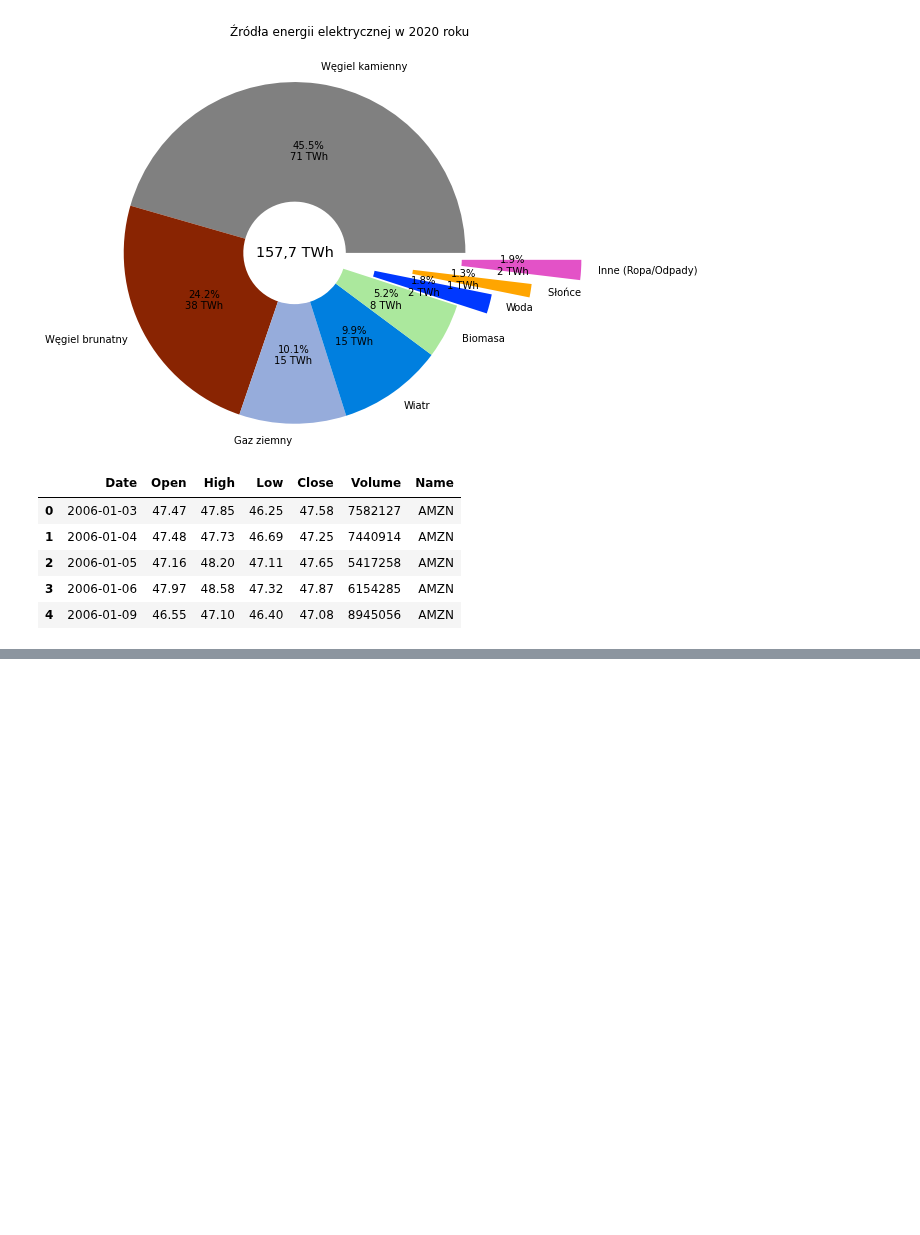
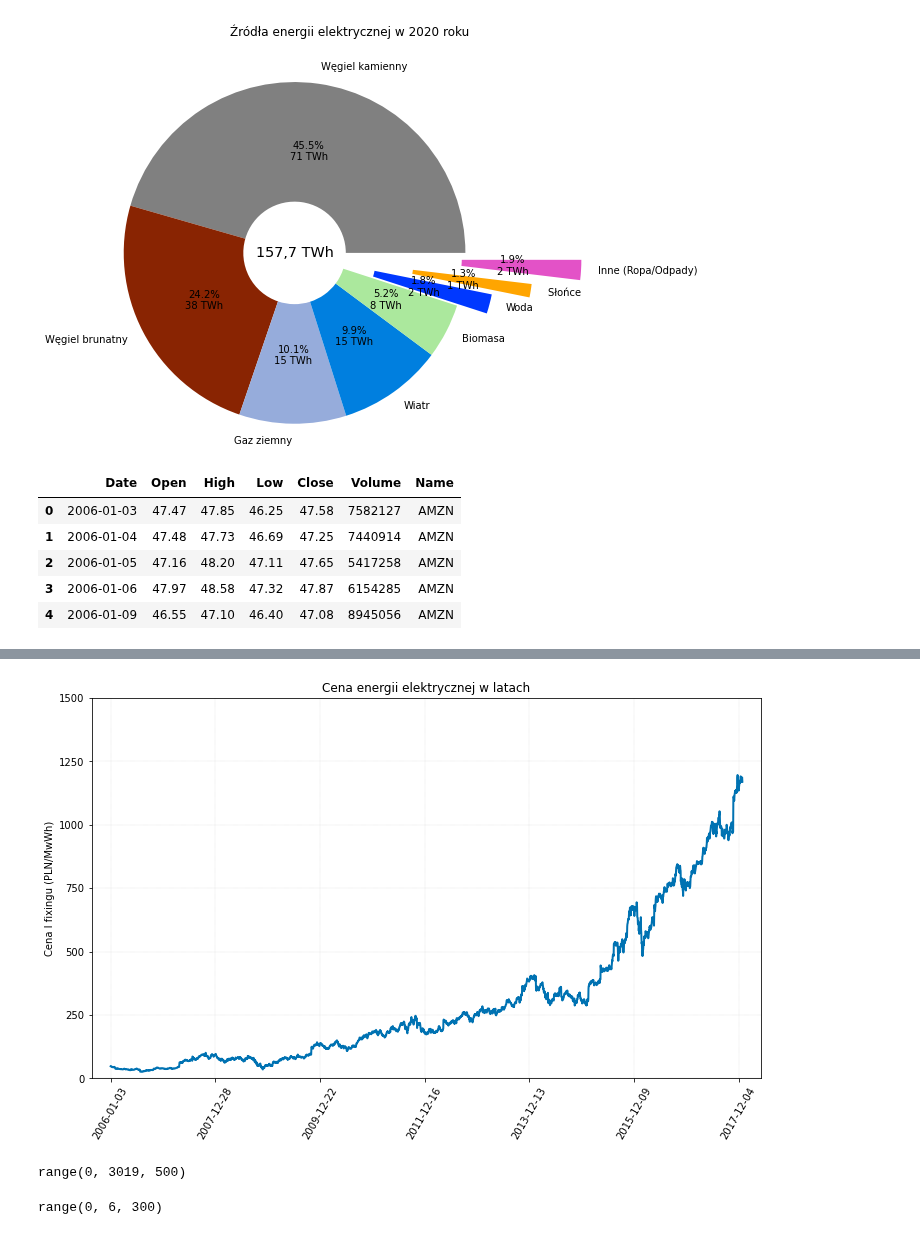
Before and after one commit to piekarsky/Short-Term-Electricity-Price-Forecasting-at-the-Polish-Day-Ahead-Market, a Jupyter notebook: power-market-analysis.ipynb, the cells around one changed output, grey strips where cells are left out. Cells and saved outputs as stored; diff of their text form; code cells hidden in the pictures; blank space fills up the shorter version.

```diff
--- a/power-market-analysis.ipynb
+++ b/power-market-analysis.ipynb
@@ -914,0 +948,32 @@ plt.show()
+# %%
+fig = plt.subplots(figsize=(12,7))
+
+plt.plot(data['Date'], data['Close'], label = 'line 1',
+        linewidth=2.0)
+
+# plt.fill_between(df2019_daily['date_normalize'], df2019_daily['fixing I course (PLN/MWh)'], alpha=0.2)
+plt.title('Cena energii elektrycznej w latach',fontsize=12)
+my_xticks = np.array(data['Date'])
+frequency = 500
+plt.xticks(my_xticks[::frequency], my_xticks[::frequency], rotation=60)
+plt.ylabel("Cena I fixingu (PLN/MwWh)")
+plt.margins(0.03)
+plt.ylim(120,1270, 130)
+plt.yticks(np.arange(0, 1650, 250))
+
+plt.grid(color='gray', linestyle=':', linewidth=0.35, alpha=0.6, axis='both')
+#plt.grid()
+
+
+
+plt.show()
+# %% [output]
+[figure, added]
+# %%
+range(0,data.shape[0],500)
+# %% [output]
+range(0, 3019, 500)
+# %%
+range(0,df.shape[0],300)
+# %% [output]
+range(0, 6, 300)
```
Also changed, not shown: parts of 39 cells of this notebook.
